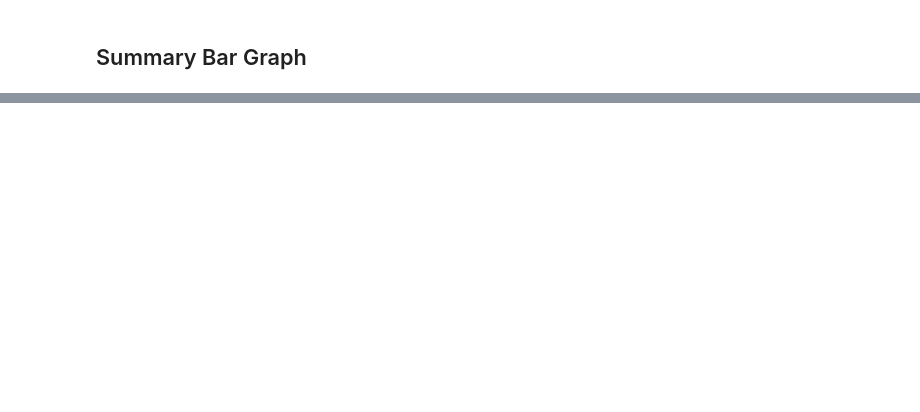
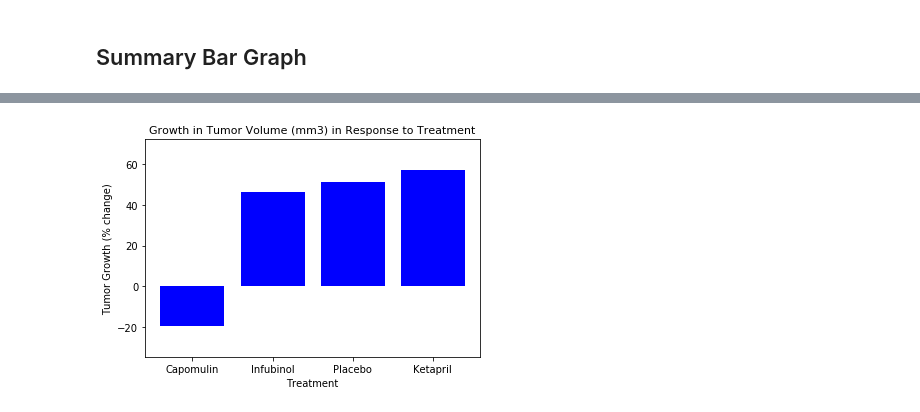
Before and after one commit to STEVENJPT/Matplotlib-Challenge, a Jupyter notebook: Homework_Matplotlib.ipynb, the cells around one changed output, grey strips where cells are left out. Cells and saved outputs as stored; diff of their text form; code cells hidden in the pictures; blank space fills up the shorter version.

```diff
--- a/Homework_Matplotlib.ipynb
+++ b/Homework_Matplotlib.ipynb
@@ -239,0 +88,85 @@ fig.show()
+# %%
+#Certainly there is a much more efficient way to do this!!!
+#Capomulin
+tumor_data = pd.DataFrame(data.groupby(["Drug", "Timepoint"])["Tumor Volume (mm3)"].mean())
+tumor_data = tumor_data.reset_index()
+tumor_data=tumor_data[~tumor_data['Drug'].str.contains('Ceftamin')]
+tumor_data=tumor_data[~tumor_data['Drug'].str.contains('Naftisol')]
+tumor_data=tumor_data[~tumor_data['Drug'].str.contains('Propriva')]
+tumor_data=tumor_data[~tumor_data['Drug'].str.contains('Ramicane')]
+tumor_data=tumor_data[~tumor_data['Drug'].str.contains('Stelasyn')]
+tumor_data=tumor_data[~tumor_data['Drug'].str.contains('Zoniferol')]
+tumor_data=tumor_data[~tumor_data['Drug'].str.contains('Infubinol')]
+tumor_data=tumor_data[~tumor_data['Drug'].str.contains('Ketapril')]
+tumor_data=tumor_data[~tumor_data['Drug'].str.contains('Placebo')]
+tumor_data1 = tumor_data
+
+tumor_data1["Percentage Change"]= tumor_data1["Tumor Volume (mm3)"].min()/tumor_data1["Tumor Volume (mm3)"].max()*100-100
+tumor_data1.head()
+Capomulin= tumor_data1.iloc[0,3]
+
+#Infubinol
+tumor_data = pd.DataFrame(data.groupby(["Drug", "Timepoint"])["Tumor Volume (mm3)"].mean())
+tumor_data = tumor_data.reset_index()
+tumor_data=tumor_data[~tumor_data['Drug'].str.contains('Ceftamin')]
+tumor_data=tumor_data[~tumor_data['Drug'].str.contains('Naftisol')]
+tumor_data=tumor_data[~tumor_data['Drug'].str.contains('Propriva')]
+tumor_data=tumor_data[~tumor_data['Drug'].str.contains('Ramicane')]
+tumor_data=tumor_data[~tumor_data['Drug'].str.contains('Stelasyn')]
+tumor_data=tumor_data[~tumor_data['Drug'].str.contains('Zoniferol')]
+tumor_data=tumor_data[~tumor_data['Drug'].str.contains('Capomulin')]
+tumor_data=tumor_data[~tumor_data['Drug'].str.contains('Ketapril')]
+tumor_data=tumor_data[~tumor_data['Drug'].str.contains('Placebo')]
+tumor_data1 = tumor_data
+
+tumor_data1["Percentage Change"]= tumor_data1["Tumor Volume (mm3)"].max()/tumor_data1["Tumor Volume (mm3)"].min()*100-100
+tumor_data1.head()
+Infubinol= tumor_data1.iloc[0,3]
+
+#Placebo
+tumor_data = pd.DataFrame(data.groupby(["Drug", "Timepoint"])["Tumor Volume (mm3)"].mean())
+tumor_data = tumor_data.reset_index()
+tumor_data=tumor_data[~tumor_data['Drug'].str.contains('Ceftamin')]
+tumor_data=tumor_data[~tumor_data['Drug'].str.contains('Naftisol')]
+tumor_data=tumor_data[~tumor_data['Drug'].str.contains('Propriva')]
+tumor_data=tumor_data[~tumor_data['Drug'].str.contains('Ramicane')]
+tumor_data=tumor_data[~tumor_data['Drug'].str.contains('Stelasyn')]
+tumor_data=tumor_data[~tumor_data['Drug'].str.contains('Zoniferol')]
+tumor_data=tumor_data[~tumor_data['Drug'].str.contains('Capomulin')]
+tumor_data=tumor_data[~tumor_data['Drug'].str.contains('Ketapril')]
+tumor_data=tumor_data[~tumor_data['Drug'].str.contains('Infubinol')]
+tumor_data1 = tumor_data
+
+tumor_data1["Percentage Change"]= tumor_data1["Tumor Volume (mm3)"].max()/tumor_data1["Tumor Volume (mm3)"].min()*100-100
+tumor_data1.head()
+Placebo= tumor_data1.iloc[0,3]
+
+#Ketapril
+tumor_data = pd.DataFrame(data.groupby(["Drug", "Timepoint"])["Tumor Volume (mm3)"].mean())
+tumor_data = tumor_data.reset_index()
+tumor_data=tumor_data[~tumor_data['Drug'].str.contains('Ceftamin')]
+tumor_data=tumor_data[~tumor_data['Drug'].str.contains('Naftisol')]
+tumor_data=tumor_data[~tumor_data['Drug'].str.contains('Propriva')]
+tumor_data=tumor_data[~tumor_data['Drug'].str.contains('Ramicane')]
+tumor_data=tumor_data[~tumor_data['Drug'].str.contains('Stelasyn')]
+tumor_data=tumor_data[~tumor_data['Drug'].str.contains('Zoniferol')]
+tumor_data=tumor_data[~tumor_data['Drug'].str.contains('Capomulin')]
+tumor_data=tumor_data[~tumor_data['Drug'].str.contains('Placebo')]
+tumor_data=tumor_data[~tumor_data['Drug'].str.contains('Infubinol')]
+tumor_data1 = tumor_data
+
+tumor_data1["Percentage Change"]= tumor_data1["Tumor Volume (mm3)"].max()/tumor_data1["Tumor Volume (mm3)"].min()*100-100
+tumor_data1.head()
+Ketapril= tumor_data1.iloc[0,3]
+
+Percentage_d = [Capomulin, Infubinol, Placebo, Ketapril]
+Drugs = ["Capomulin", "Infubinol", "Placebo", "Ketapril"]
+x_axis = np.arange(len(Percentage_d))
+plt.bar(x_axis, Percentage_d, color="b", align="center")
+tick_locations = [value for value in x_axis]
+plt.xticks(tick_locations, Drugs)
+plt.ylim(min(Percentage_d)-15, max(Percentage_d)+15)
+plt.title("Growth in Tumor Volume (mm3) in Response to Treatment", fontsize =11)
+plt.xlabel("Treatment")
+plt.ylabel("Tumor Growth (% change)")
+# %% [output]
@@ -239,0 +174 @@ fig.show()
+[figure, added]
```
Also changed, not shown: parts of 35 cells of this notebook, 2 other files.
